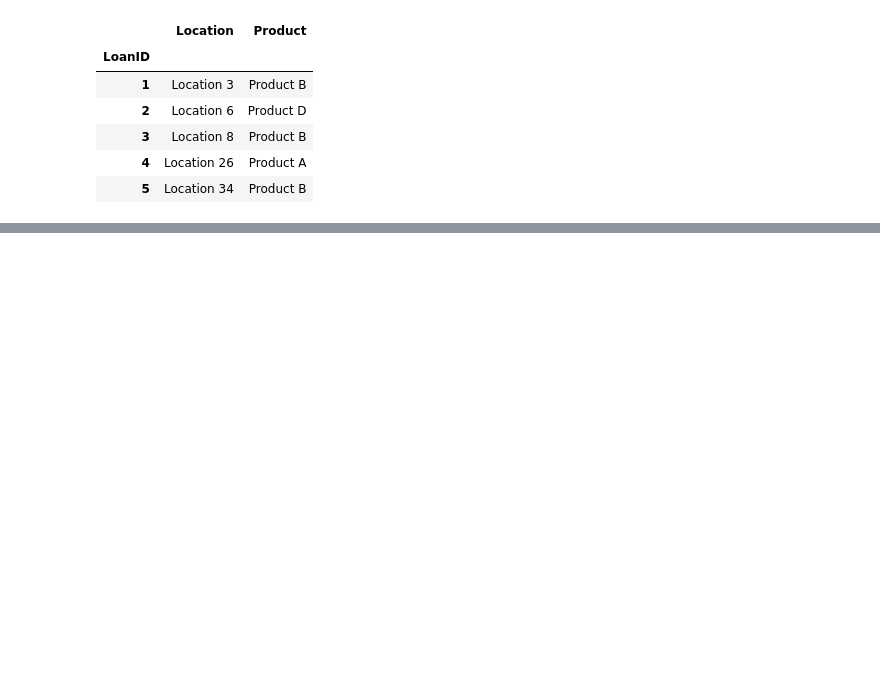
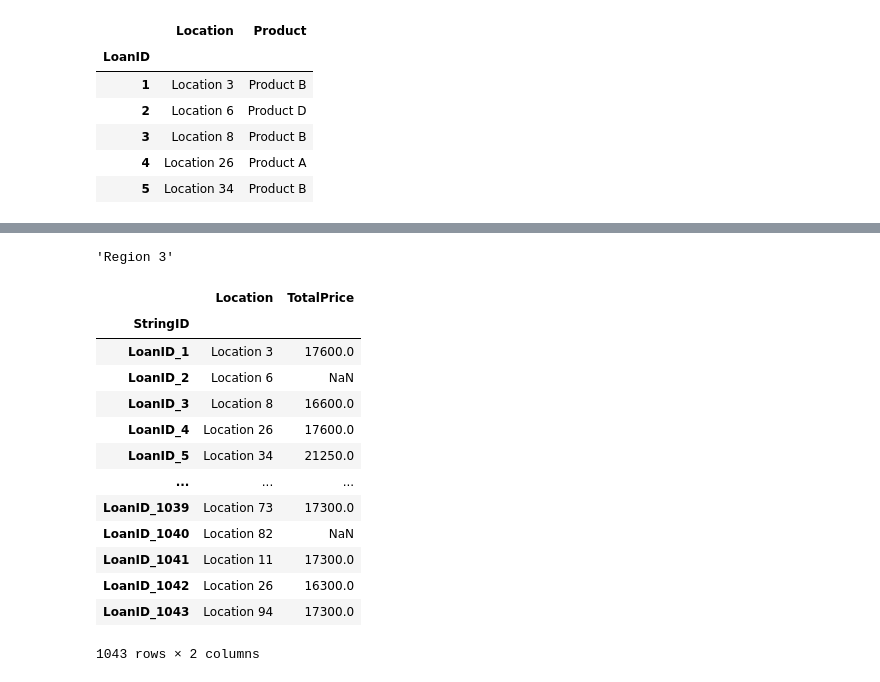
Before and after one commit to withraja/Pandas-Tutorial, a Jupyter notebook: 3 Pandas Dataframe.ipynb, the cells around one changed output, grey strips where cells are left out. Saved outputs shown, nothing was run; the diff lists cells and outputs as text; code cells hidden in the pictures; blank space fills up the shorter version.

```diff
--- a/3 Pandas Dataframe.ipynb
+++ b/3 Pandas Dataframe.ipynb
@@ -279,0 +401,21 @@ lending_co_data[prod_loc].head()
+# %%
+lending_co_data.loc['LoanID_3', 'Region']
+# %% [output]
+'Region 3'
+# %%
+lending_co_data.loc[:, ['Location', 'TotalPrice']]
+# %% [output]
+|  | Location | TotalPrice |
+| StringID |  |  |
+| LoanID_1 | Location 3 | 17600.0 |
+| LoanID_2 | Location 6 | NaN |
+| LoanID_3 | Location 8 | 16600.0 |
+| LoanID_4 | Location 26 | 17600.0 |
+| LoanID_5 | Location 34 | 21250.0 |
+| ... | ... | ... |
+| LoanID_1039 | Location 73 | 17300.0 |
+| LoanID_1040 | Location 82 | NaN |
+| LoanID_1041 | Location 11 | 17300.0 |
+| LoanID_1042 | Location 26 | 16300.0 |
+| LoanID_1043 | Location 94 | 17300.0 |
+1043 rows × 2 columns
```
Also changed, not shown: parts of 16 cells of this notebook.
